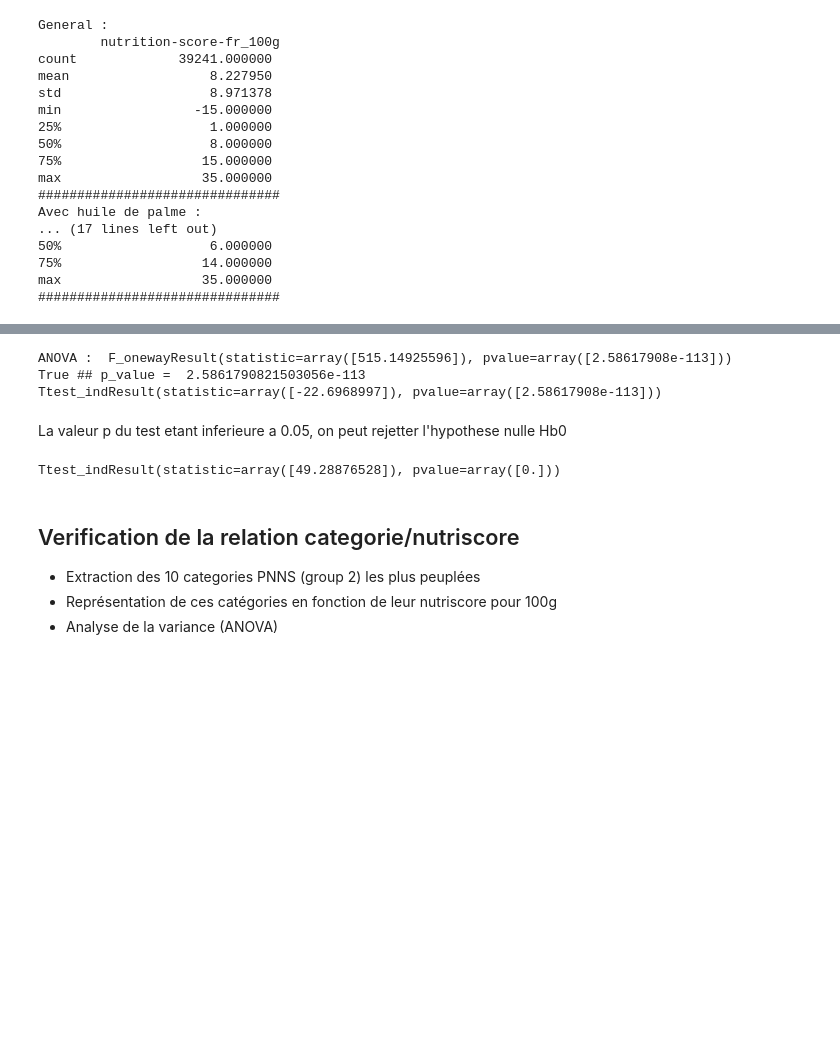
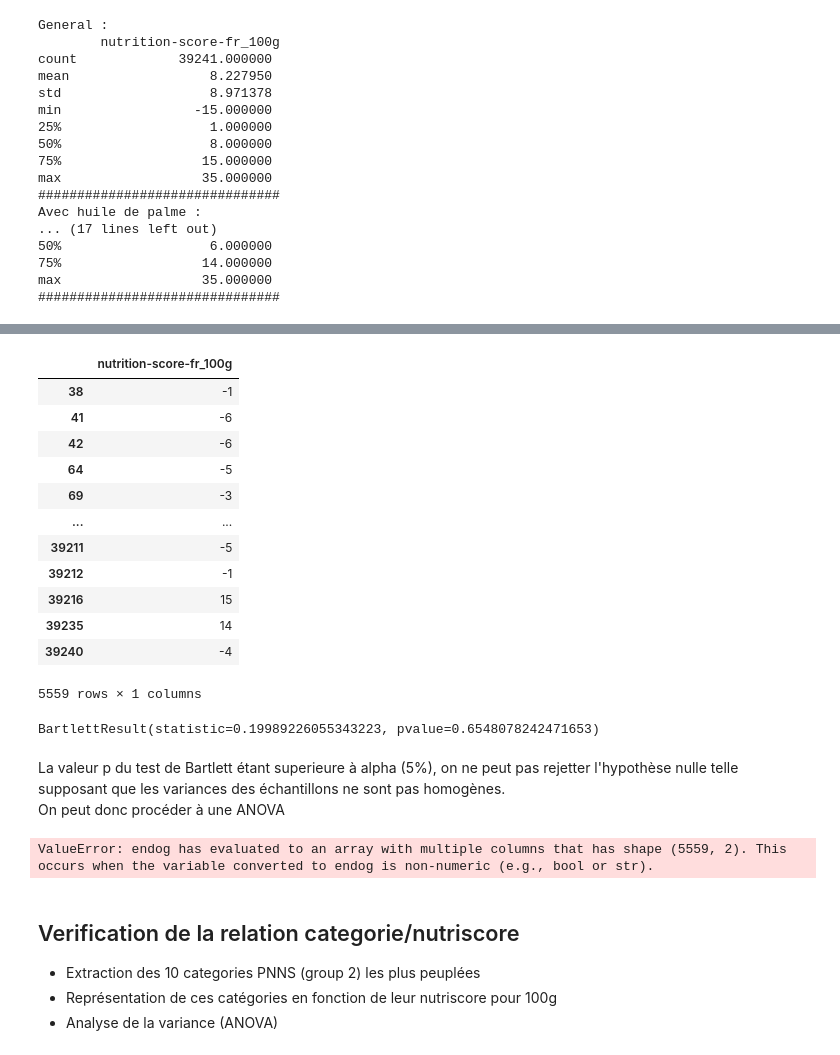
Before and after one commit to Psemp/ds_project_3, a Jupyter notebook: exploratory_analysis.ipynb, the cells around one changed output, grey strips where cells are left out. Cells and saved outputs as stored; diff of their text form; code cells hidden in the pictures; blank space fills up the shorter version.

Commit message:
Update exploratory_analysis.ipynb
ANOVA tests invalidation for Organic and Palm oil data

```diff
--- a/exploratory_analysis.ipynb
+++ b/exploratory_analysis.ipynb
@@ -446,15 +464,42 @@ max                  35.000000
+# %%
+data_org_t
+# %% [output]
+|  | nutrition-score-fr_100g |
+| 38 | -1 |
+| 41 | -6 |
+| 42 | -6 |
+| 64 | -5 |
+| 69 | -3 |
+| ... | ... |
+| 39211 | -5 |
+| 39212 | -1 |
+| 39216 | 15 |
+| 39235 | 14 |
+| 39240 | -4 |
+5559 rows × 1 columns
 # %%
-ttest_org = stats.ttest_ind(data_org_t, data_org_f)
-print("ANOVA : ", stats.f_oneway(data_org_t, data_org_f))
-print(ttest_org.pvalue[0] < 0.05, "## p_value = ", ttest_org.pvalue[0])
-print(ttest_org)
+# anova_org = stats.f_oneway(data_org_t, data_org_f)
+
+stats.bartlett(data_org_t["nutrition-score-fr_100g"], data_org_f["nutrition-score-fr_100g"])
+
+# stats.shapiro(data_org["nutrition-score-fr_100g"])
+# print(ttest_org.pvalue[0] < 0.05, "## p_value = ", ttest_org.pvalue[0])
+# print(ttest_org)
+# anova_org
 # %% [output]
-ANOVA :  F_onewayResult(statistic=array([515.14925596]), pvalue=array([2.58617908e-113]))
-True ## p_value =  2.5861790821503056e-113
-Ttest_indResult(statistic=array([-22.6968997]), pvalue=array([2.58617908e-113]))
+BartlettResult(statistic=0.19989226055343223, pvalue=0.6548078242471653)
 # %% [markdown]
-La valeur p du test etant inferieure a 0.05, on peut rejetter l'hypothese nulle Hb0
+La valeur p du test de Bartlett étant superieure à alpha (5%), on ne peut pas rejetter l'hypothèse nulle telle supposant que les variances des échantillons ne sont pas homogènes.
+<br>
+On peut donc procéder à une ANOVA
+# %%
+renamed_org = data_org.rename(columns={"nutrition-score-fr_100g": "nsfr"})
+renamed_org.dropna(inplace=True)
+
+model_org = smf.ols('nsfr ~ organic', data=renamed_org).fit()
+anova_table_org = sm.stats.anova_lm(model, typ=2)
+anova_table_org
+# %% [output]
+ValueError: endog has evaluated to an array with multiple columns that has shape (5559, 2). This occurs when the variable converted to endog is non-numeric (e.g., bool or str).
 # %%
-stats.ttest_ind(data_palm_t, data_palm_f)
+# stats.ttest_ind(data_palm_t, data_palm_f)
-# %% [output]
-Ttest_indResult(statistic=array([49.28876528]), pvalue=array([0.]))
```
Also changed, not shown: parts of 6 cells of this notebook.
